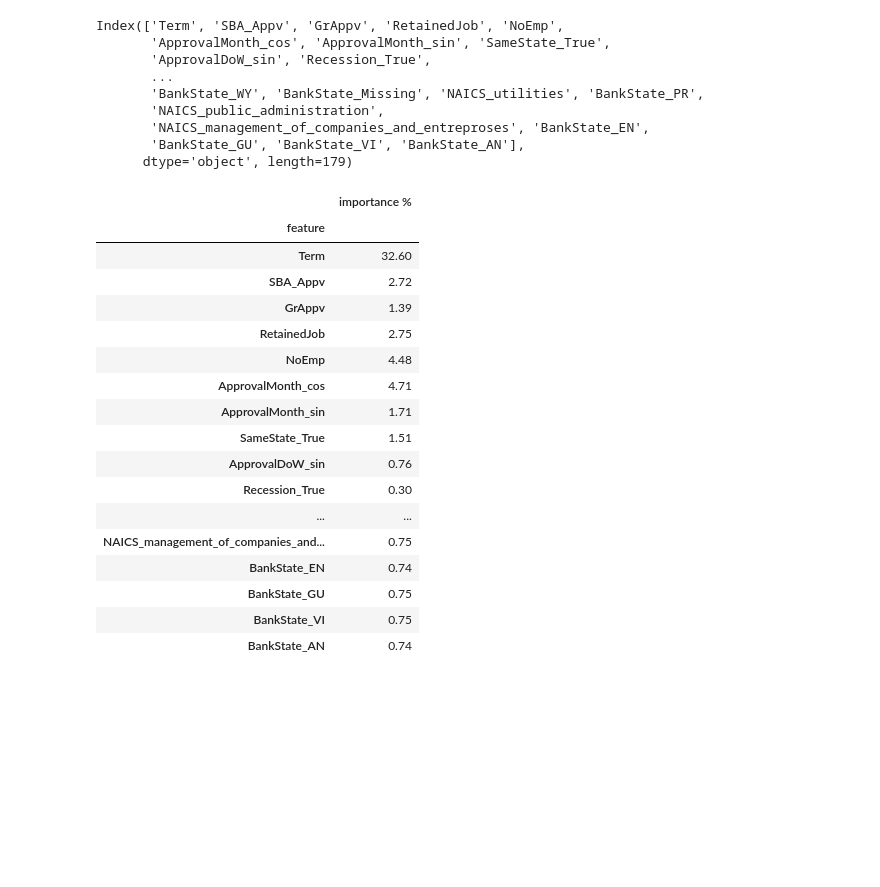
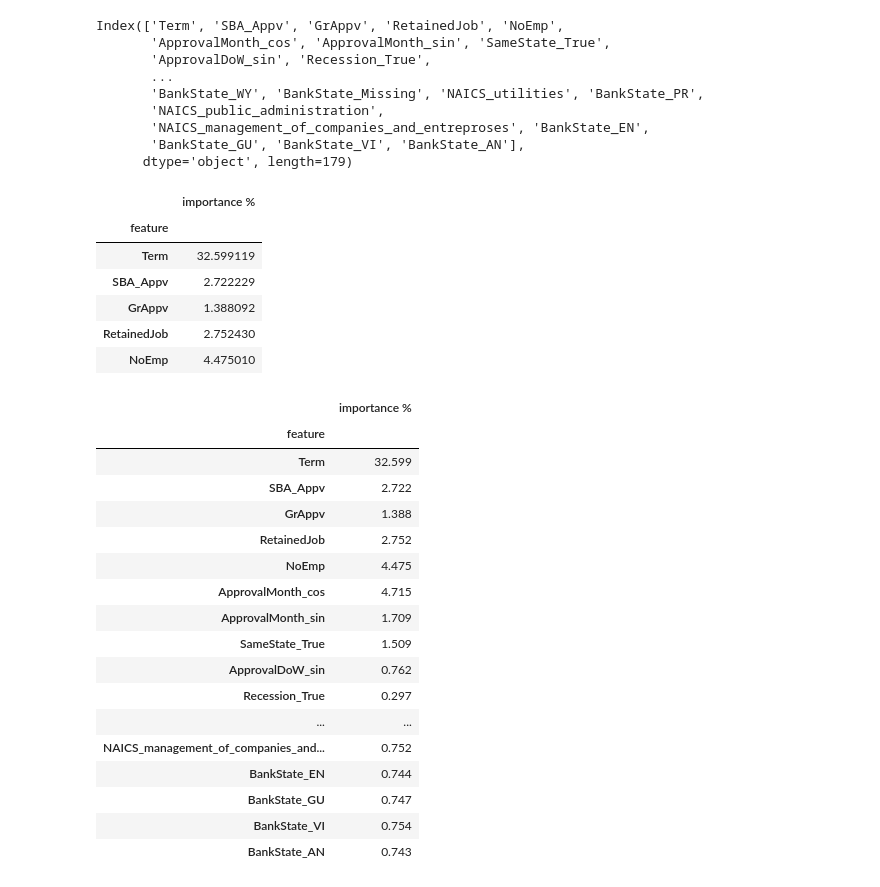
Before and after one commit to GMartin-Data/loan_approval, a Jupyter notebook: notebooks/modeling.ipynb, the cells around one changed output. Drawn from its saved outputs; the diff is of its cells as text; code cells hidden in the pictures; blank space fills up the shorter version.

Commit message:
Finished Feature Importances for Preprocess 1

```diff
--- a/notebooks/modeling.ipynb
+++ b/notebooks/modeling.ipynb
@@ -307,29 +309,40 @@ df_imp = (
         "importance %": importances
     })
     .set_index("feature")
-    .map(lambda x: round(100 * x, 2))
+    .mul(100)
 )
 # %%
-display(df_imp)
+df_imp.head()
 # %% [output]
 |  | importance % |
 | feature |  |
-| Term | 32.60 |
-| SBA_Appv | 2.72 |
-| GrAppv | 1.39 |
-| RetainedJob | 2.75 |
-| NoEmp | 4.48 |
-| ApprovalMonth_cos | 4.71 |
-| ApprovalMonth_sin | 1.71 |
-| SameState_True | 1.51 |
-| ApprovalDoW_sin | 0.76 |
-| Recession_True | 0.30 |
-| ... | ... |
-| NAICS_management_of_companies_and... | 0.75 |
-| BankState_EN | 0.74 |
-| BankState_GU | 0.75 |
-| BankState_VI | 0.75 |
-| BankState_AN | 0.74 |
+| Term | 32.599119 |
+| SBA_Appv | 2.722229 |
+| GrAppv | 1.388092 |
+| RetainedJob | 2.752430 |
+| NoEmp | 4.475010 |
+# %%
+styled_df_imp = df_imp.style.format("{:.3f}")
+styled_df_imp
+# %% [output]
+|  | importance % |
+| feature |  |
+| Term | 32.599 |
+| SBA_Appv | 2.722 |
+| GrAppv | 1.388 |
+| RetainedJob | 2.752 |
+| NoEmp | 4.475 |
+| ApprovalMonth_cos | 4.715 |
+| ApprovalMonth_sin | 1.709 |
+| SameState_True | 1.509 |
+| ApprovalDoW_sin | 0.762 |
+| Recession_True | 0.297 |
+| ... | ... |
+| NAICS_management_of_companies_and... | 0.752 |
+| BankState_EN | 0.744 |
+| BankState_GU | 0.747 |
+| BankState_VI | 0.754 |
+| BankState_AN | 0.743 |
 # %%
 # Get back to default settings
 pd.reset_option("display.max_rows")
```
Also changed, not shown: parts of 23 cells of this notebook.
